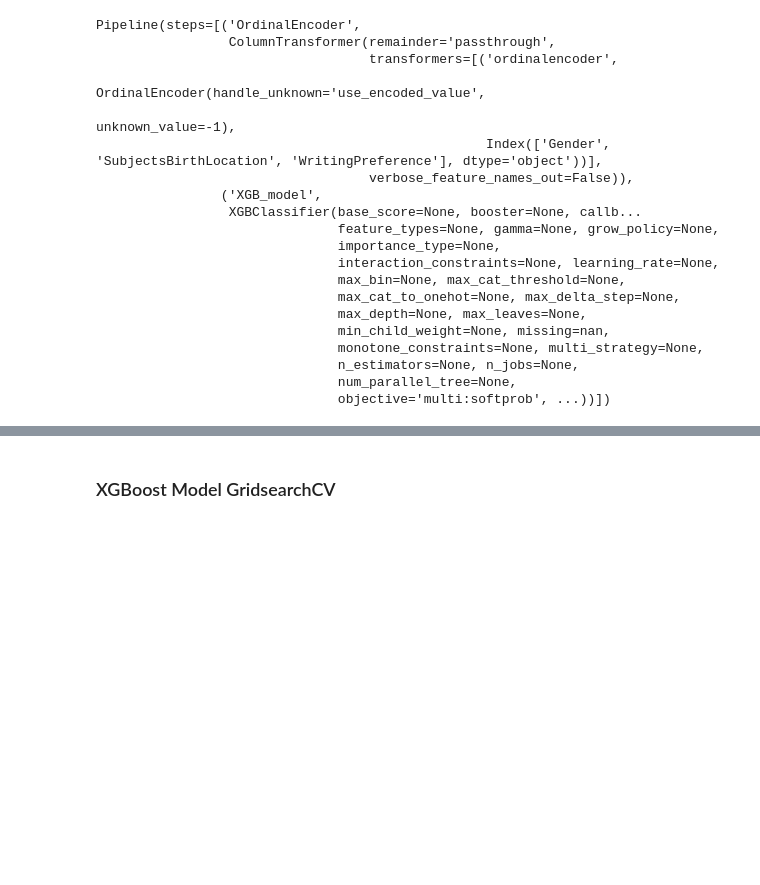
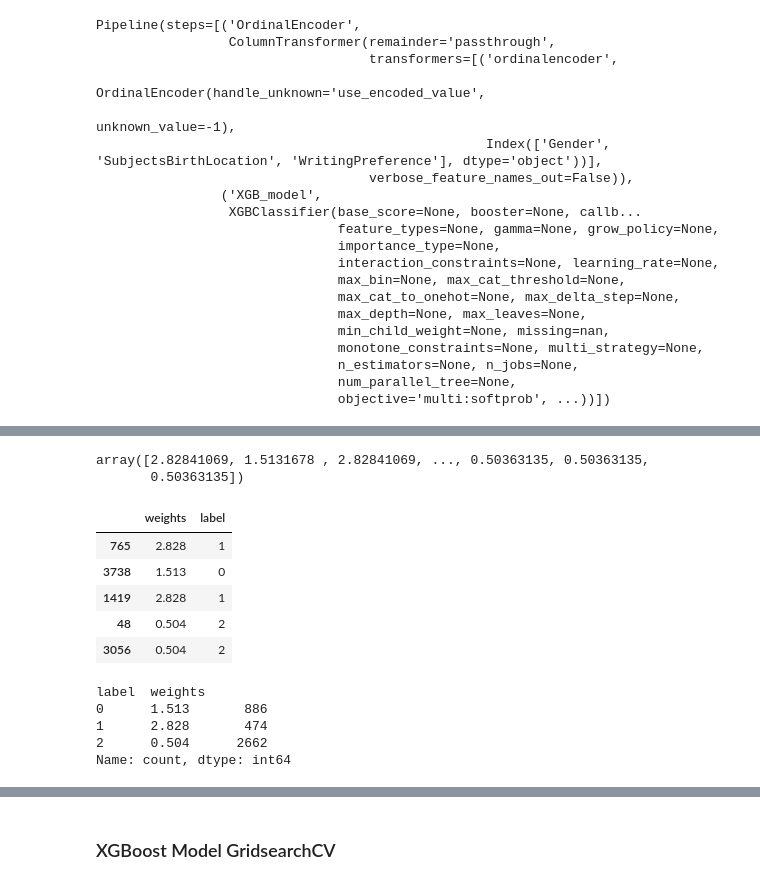
Before and after one commit to Nurdan10/ML_Projects, a Jupyter notebook: soldier_race_project_students_second.ipynb, the cells around one changed output, grey strips where cells are left out. Saved outputs shown, nothing was run; the diff lists cells and outputs as text; code cells hidden in the pictures; blank space fills up the shorter version.

```diff
--- a/soldier_race_project_students_second.ipynb
+++ b/soldier_race_project_students_second.ipynb
@@ -1422,7 +1487,7 @@ operations = [("ColumnTransformer", column_trans),
                                                   random_state=42))]
 
 
-rf_model = Pipeline(steps=operations_rf)
+rf_model = Pipeline(steps=operations)
 
 scores = cross_validate(rf_model,
                         X_train,
@@ -1559,6 +1667,3 @@ print(rf_recall)
 ### Vanilla XGBoost Model
 # %%
 from xgboost import XGBClassifier
-# %%
-xgb = XGBClassifier()
-xgb.fit(X_train, y_train)
@@ -1615,3 +1718,34 @@ Test_Set
     accuracy                           1.00      4022
    macro avg       1.00      1.00      1.00      4022
 weighted avg       1.00      1.00      1.00      4022
+# %%
+from sklearn.utils import class_weight
+classes_weights = class_weight.compute_sample_weight(class_weight='balanced',
+                                                     y=y_train_xgb)
+classes_weights
+# %% [output]
+array([2.82841069, 1.5131678 , 2.82841069, ..., 0.50363135, 0.50363135,
+       0.50363135])
+# %%
+my_dict = {"weights": classes_weights, "label":y_train_xgb}
+
+comp = pd.DataFrame(my_dict)
+
+comp.head()
+# %% [output]
+|  | weights | label |
+| 765 | 2.828 | 1 |
+| 3738 | 1.513 | 0 |
+| 1419 | 2.828 | 1 |
+| 48 | 0.504 | 2 |
+| 3056 | 0.504 | 2 |
+# %%
+comp.groupby("label").value_counts()
+
+# weight x class is equal to this result.
+# %% [output]
+label  weights
+0      1.513       886
+1      2.828       474
+2      0.504      2662
+Name: count, dtype: int64
```
Also changed, not shown: parts of 46 cells of this notebook.
